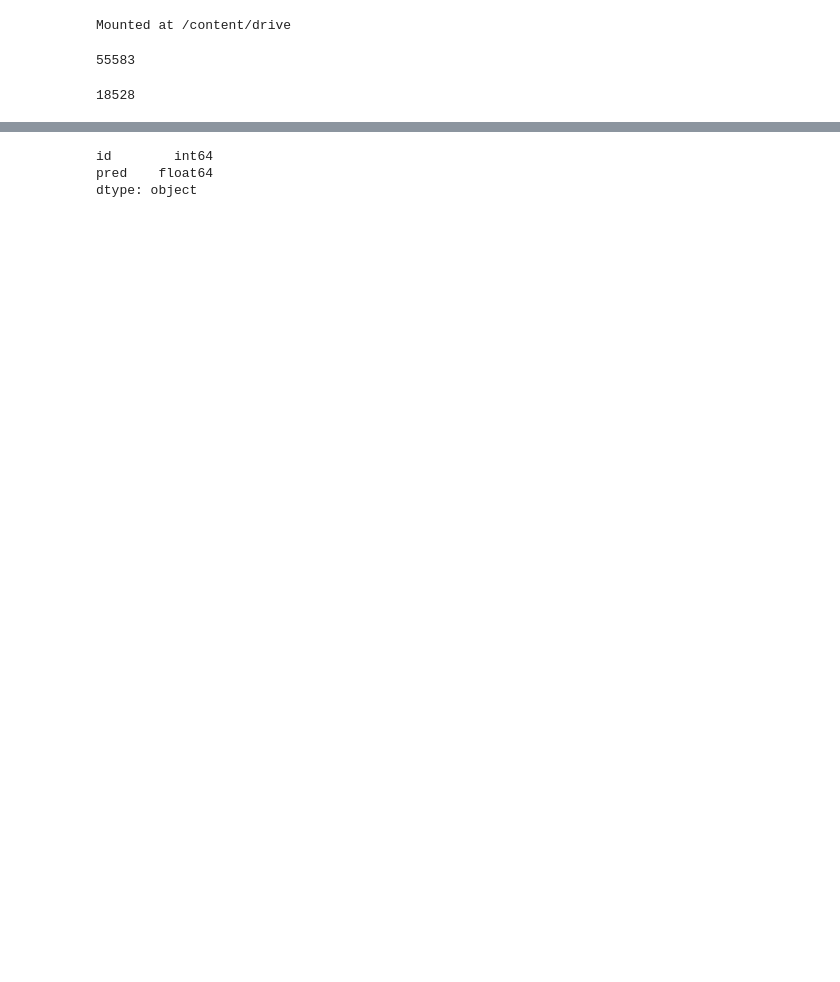
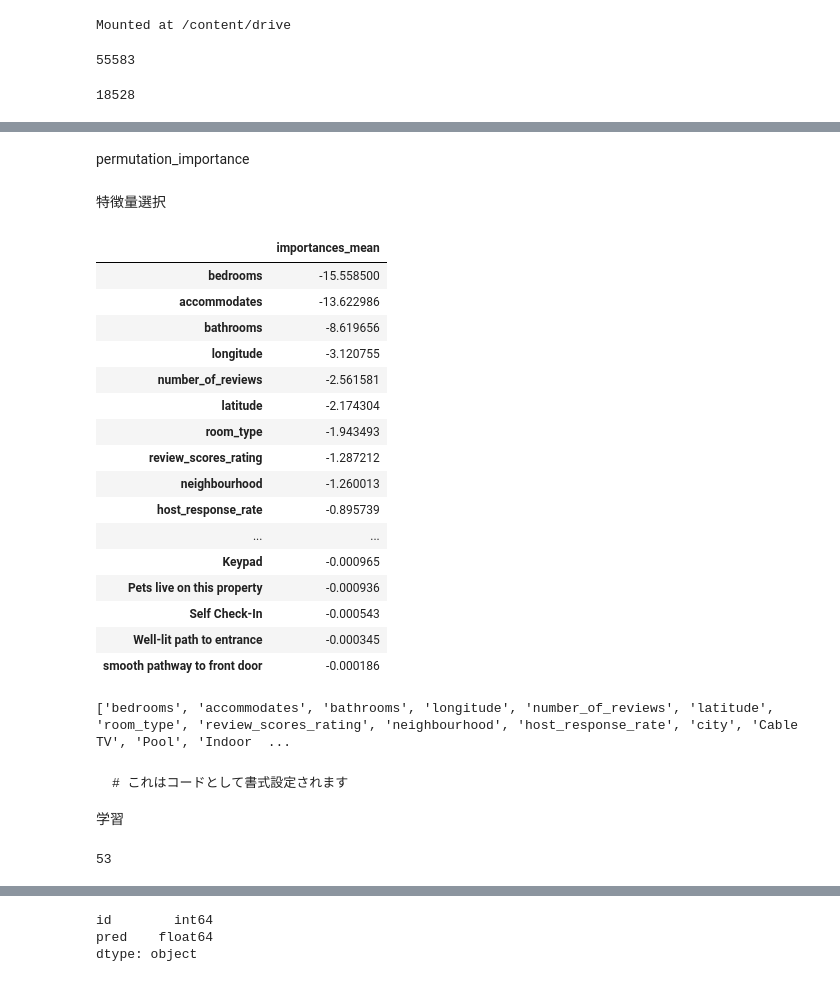
Before and after one commit to yuto-kobayashi-1/signate-AIQuest, a Jupyter notebook: 210716_AIQuest.ipynb, the cells around one changed output, grey strips where cells are left out. Drawn from its saved outputs; the diff is of its cells as text; code cells hidden in the pictures; blank space fills up the shorter version.

````diff
--- a/210716_AIQuest.ipynb
+++ b/210716_AIQuest.ipynb
@@ -200,0 +464,2 @@ df_train , df_test  = get_dummys(data,test,label_cols)
+# %%
+df_train = adv_train(df_train , df_test,label_cols,drop_cols)
@@ -200,0 +470,3 @@ df_train , df_test  = get_dummys(data,test,label_cols)
+# %%
+train_data = df_train[:11116]
+valid_data = df_train[11116:]
@@ -200,0 +477,35 @@ df_train , df_test  = get_dummys(data,test,label_cols)
+# %% [markdown]
+permutation_importance
+# %%
+imoprtanceDF = permutation_train(train_data,valid_data,label_cols,drop_cols)
+# %% [markdown]
+特徴量選択
+# %%
+imoprtanceDF_mean = pd.concat([imoprtanceDF[i][['importances_mean']] for i in range(len(imoprtanceDF))],axis=1)
+imoprtanceDF_mean = pd.DataFrame(imoprtanceDF_mean.mean(axis=1),columns={'importances_mean'}).sort_values('importances_mean')
+imoprtanceDF_mean = imoprtanceDF_mean[imoprtanceDF_mean['importances_mean']<0]
+# %%
+imoprtanceDF_mean
+# %% [output]
+|  | importances_mean |
+| bedrooms | -15.558500 |
+| accommodates | -13.622986 |
+| bathrooms | -8.619656 |
+| longitude | -3.120755 |
+| number_of_reviews | -2.561581 |
+| latitude | -2.174304 |
+| room_type | -1.943493 |
+| review_scores_rating | -1.287212 |
+| neighbourhood | -1.260013 |
+| host_response_rate | -0.895739 |
+| ... | ... |
+| Keypad | -0.000965 |
+| Pets live on this property | -0.000936 |
+| Self Check-In | -0.000543 |
+| Well-lit path to entrance | -0.000345 |
+| smooth pathway to front door | -0.000186 |
+# %%
+features = list(imoprtanceDF_mean.reset_index()['index'].values)
+print(features)
+# %% [output]
+['bedrooms', 'accommodates', 'bathrooms', 'longitude', 'number_of_reviews', 'latitude', 'room_type', 'review_scores_rating', 'neighbourhood', 'host_response_rate', 'city', 'Cable TV', 'Pool', 'Indoor  ...
@@ -200,0 +514,12 @@ df_train , df_test  = get_dummys(data,test,label_cols)
+# %% [markdown]
+
+
+```
+# これはコードとして書式設定されます
+```
+
+学習
+# %%
+len(features)
+# %% [output]
+53
````
Also changed, not shown: parts of 17 cells of this notebook.
